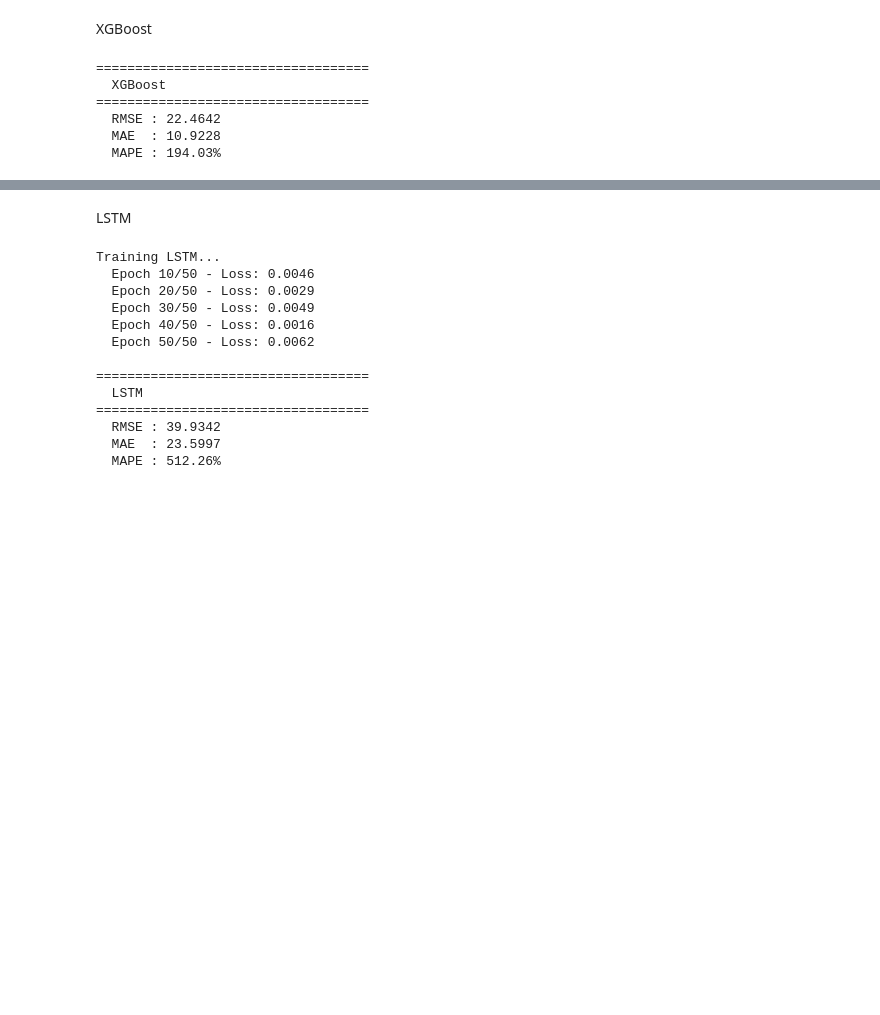
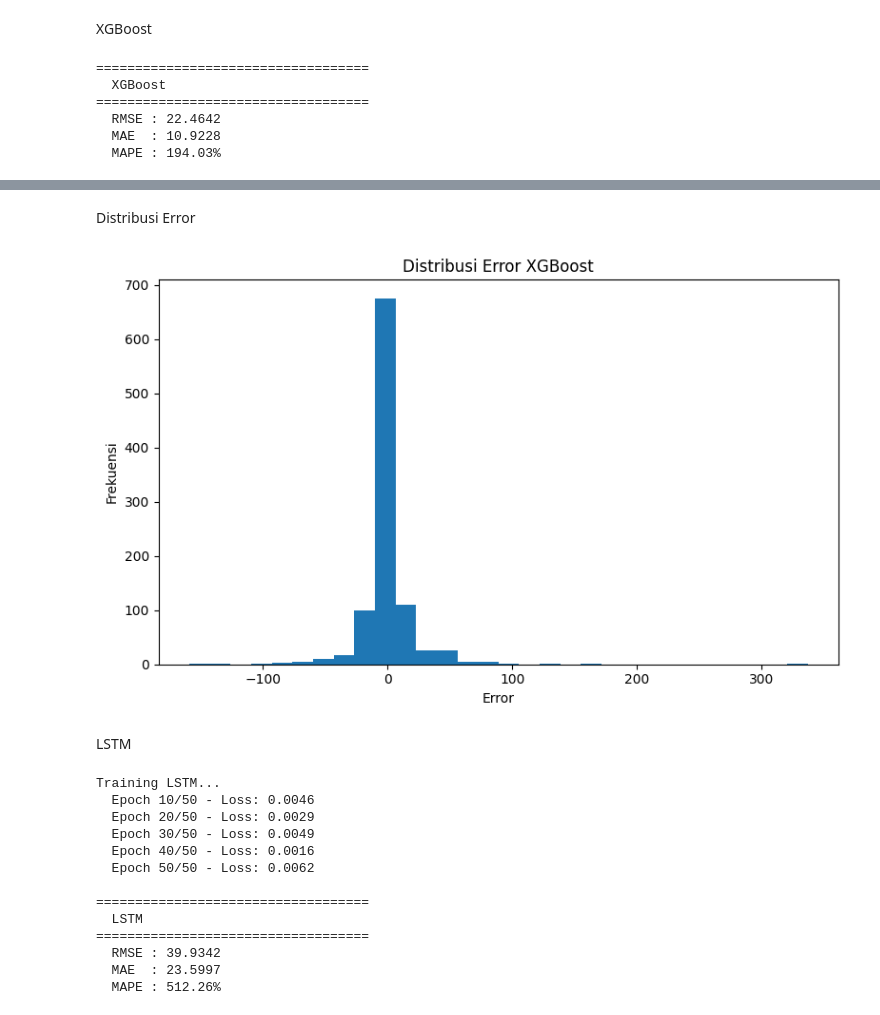
Before and after one commit to HoneysuckleClover/prediksi-permintaan-produk-ecommerce, a Jupyter notebook: notebooks/03_modeling.ipynb, the cells around one changed output, grey strips where cells are left out. Saved outputs shown, nothing was run; the diff lists cells and outputs as text; code cells hidden in the pictures; blank space fills up the shorter version.

```diff
--- a/notebooks/03_modeling.ipynb
+++ b/notebooks/03_modeling.ipynb
@@ -126,3 +225,26 @@ hasil_xgb = evaluasi("XGBoost", y_test, y_pred_xgb)
+# %% [markdown]
+Distribusi Error
+# %%
+error = y_test - y_pred_xgb
+
+plt.figure(figsize=(8,5))
+
+plt.hist(
+    error,
+    bins=30
+)
+
+plt.title('Distribusi Error XGBoost')
+plt.xlabel('Error')
+plt.ylabel('Frekuensi')
+
+plt.tight_layout()
+
+plt.savefig('../results/error_distribution_xgb.png')
+
+plt.show()
+# %% [output]
+[figure, added]
 # %% [markdown]
 LSTM
 # %%
```
Also changed, not shown: parts of 6 cells of this notebook, 4 other files.
